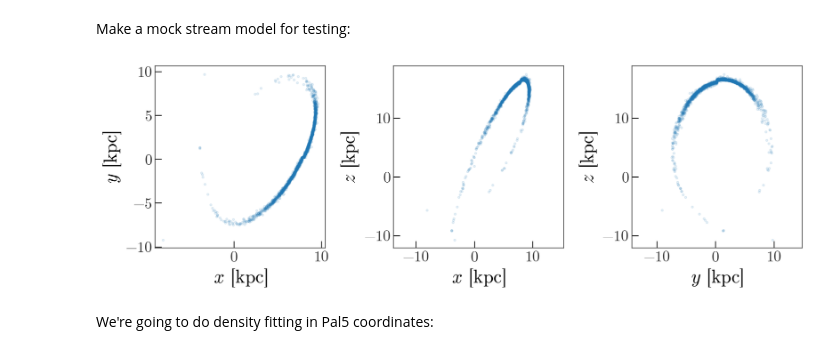
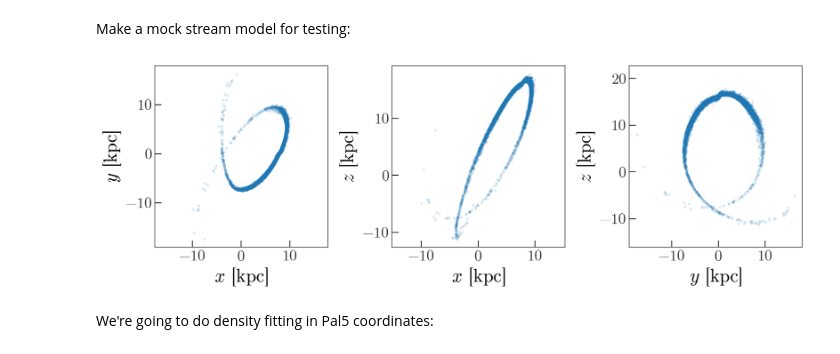
Before and after one commit to adrn/Pal5sBiggestFan, a Jupyter notebook: notebooks/Sky-likelihood-mock-stream.ipynb, the cells around one changed output. Cells and saved outputs as stored; diff of their text form; code cells hidden in the pictures.

```diff
--- a/notebooks/Sky-likelihood-mock-stream.ipynb
+++ b/notebooks/Sky-likelihood-mock-stream.ipynb
@@ -27,13 +28,13 @@ Make a mock stream model for testing:
 # %%
 w0 = gd.PhaseSpacePosition(pal5_c.transform_to(galcen_frame).cartesian)
 orbit = default_mw.integrate_orbit(w0, dt=-0.5, n_steps=8000,
                                    Integrator=gi.DOPRI853Integrator)
 
 stream = gd.mockstream.fardal_stream(default_mw, orbit[::-1],
-                                     5E4*u.Msun, release_every=8)
+                                     5E4*u.Msun, release_every=1)
 _ = stream.plot(marker='.', alpha=0.1)
 # %% [output]
-[figure, old version]
+[figure, new version]
 # %% [markdown]
 We're going to do density fitting in Pal5 coordinates:
 # %%
```
Also changed, not shown: parts of 16 cells of this notebook, 1 other file.
